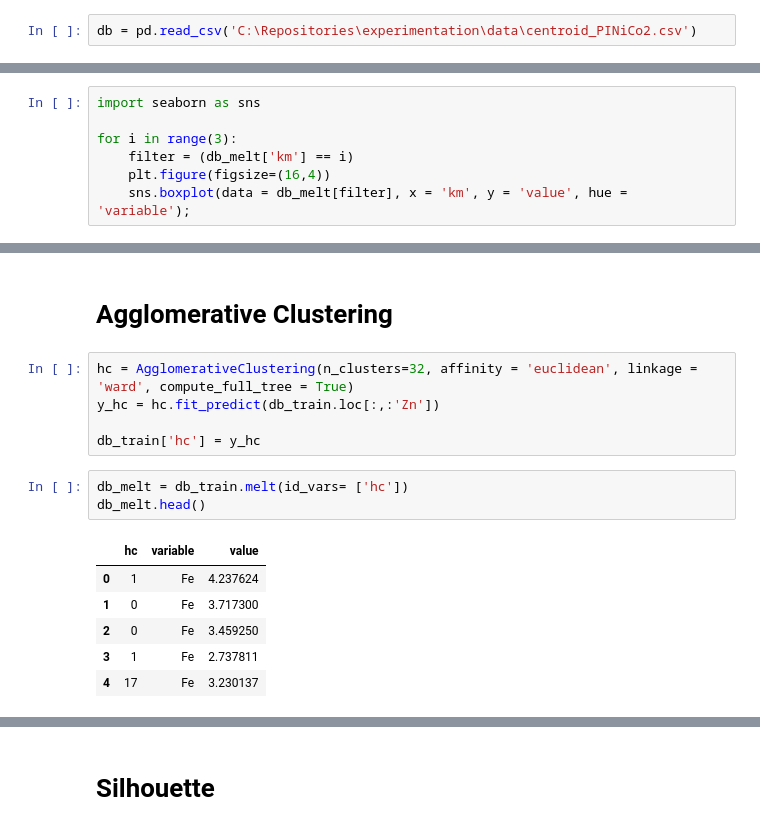
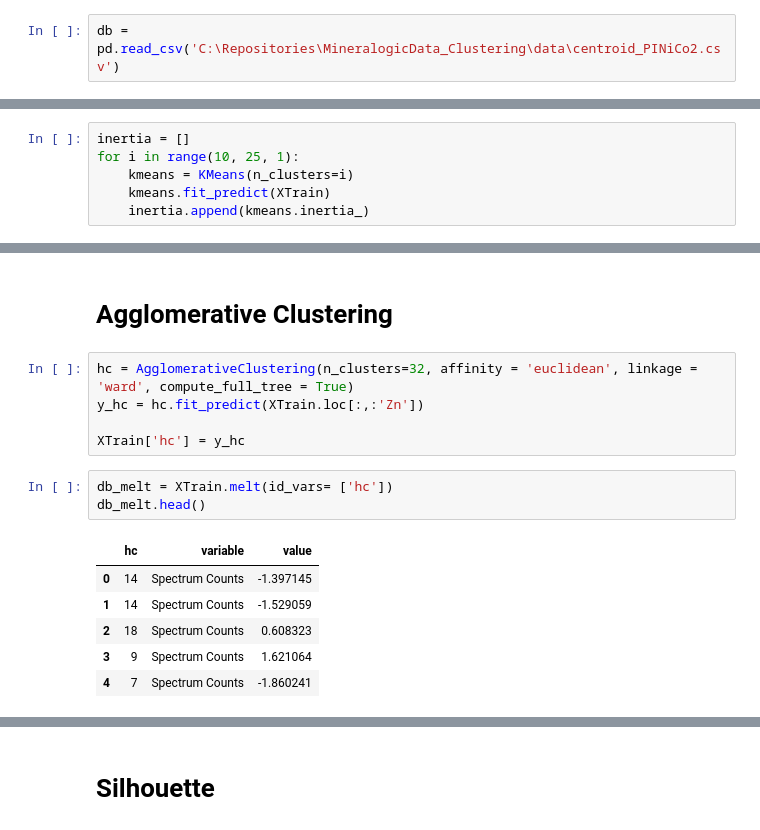
Before and after one commit to mattlamachado/MineralogicData_Clustering, a Jupyter notebook: ZM_clustering_v1.ipynb, the cells around one changed output, grey strips where cells are left out. Saved outputs shown, nothing was run; the diff lists cells and outputs as text.

```diff
--- a/clustering.ipynb
+++ b/ZM_clustering_v1.ipynb
@@ -112,7 +116,7 @@ plt.scatter(db['zero'], db['um'], c=db['hc'])
 # %% [markdown]
 # Importacao
 # %%
-db = pd.read_csv('C:\Repositories\experimentation\data\centroid_PINiCo2.csv')
+db = pd.read_csv('C:\Repositories\MineralogicData_Clustering\data\centroid_PINiCo2.csv')
 # %%
 db.columns
 # %% [output]
@@ -229,7 +239,0 @@ db_melt.head()
-# %%
-import seaborn as sns
-
-for i in range(3):
-    filter = (db_melt['km'] == i)
-    plt.figure(figsize=(16,4))
-    sns.boxplot(data = db_melt[filter], x = 'km', y = 'value', hue = 'variable');
@@ -235,0 +256,6 @@ for i in range(3):
+# %%
+inertia = []
+for i in range(10, 25, 1):
+    kmeans = KMeans(n_clusters=i)
+    kmeans.fit_predict(XTrain)
+    inertia.append(kmeans.inertia_)
@@ -237,19 +270,19 @@ for i in range(3):
 # Agglomerative Clustering
 # %%
 hc = AgglomerativeClustering(n_clusters=32, affinity = 'euclidean', linkage = 'ward', compute_full_tree = True)
-y_hc = hc.fit_predict(db_train.loc[:,:'Zn'])
+y_hc = hc.fit_predict(XTrain.loc[:,:'Zn'])
 
-db_train['hc'] = y_hc
+XTrain['hc'] = y_hc
 # %%
-db_melt = db_train.melt(id_vars= ['hc'])
+db_melt = XTrain.melt(id_vars= ['hc'])
 db_melt.head()
 # %% [output]
 |  | hc | variable | value |
-| 0 | 1 | Fe | 4.237624 |
-| 1 | 0 | Fe | 3.717300 |
-| 2 | 0 | Fe | 3.459250 |
-| 3 | 1 | Fe | 2.737811 |
-| 4 | 17 | Fe | 3.230137 |
+| 0 | 14 | Spectrum Counts | -1.397145 |
+| 1 | 14 | Spectrum Counts | -1.529059 |
+| 2 | 18 | Spectrum Counts | 0.608323 |
+| 3 | 9 | Spectrum Counts | 1.621064 |
+| 4 | 7 | Spectrum Counts | -1.860241 |
 # %%
 for i in range(5):
     filter = (db_melt['hc'] == i)
```
Also changed, not shown: parts of 22 cells of this notebook.
